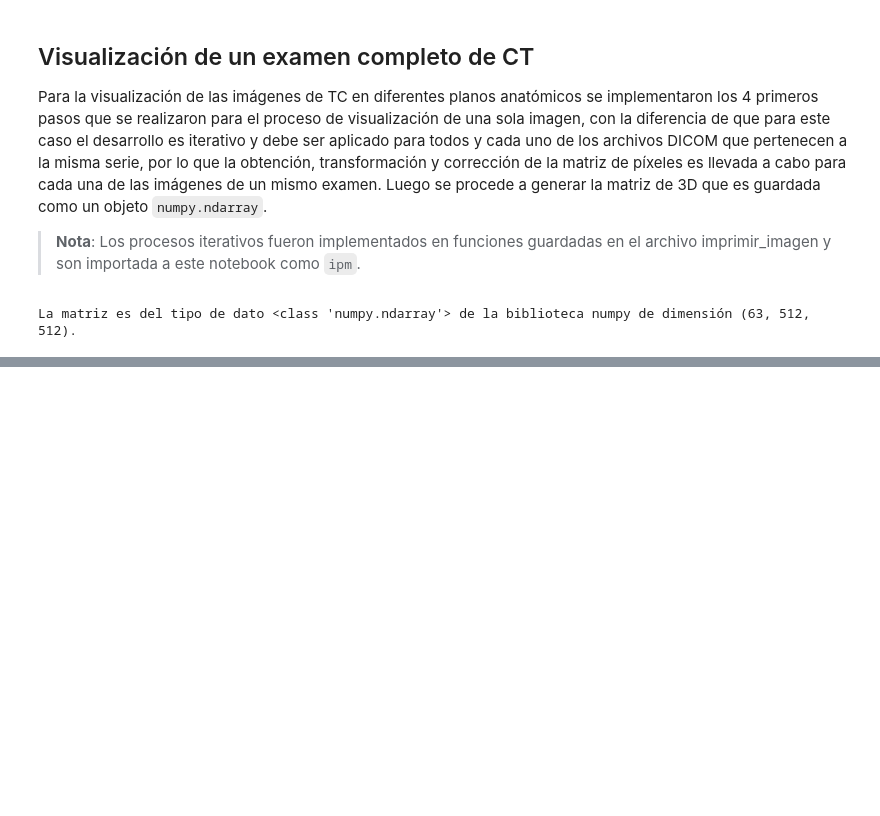
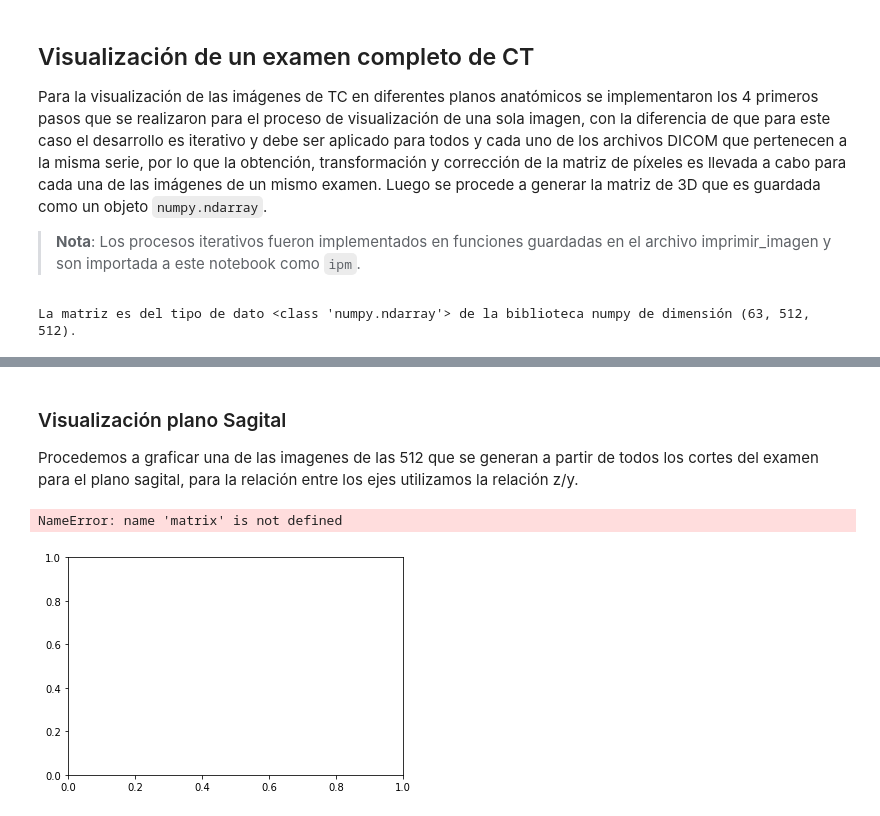
Before and after one commit to jennifer95/visualizacion-segmentacion-pulmonar-DICOM-python, a Jupyter notebook: Visualización de imágenes DICOM.ipynb, the cells around one changed output, grey strips where cells are left out. Drawn from its saved outputs; the diff is of its cells as text; code cells hidden in the pictures; blank space fills up the shorter version.

```diff
--- a/Visualización de imágenes DICOM.ipynb
+++ b/Visualización de imágenes DICOM.ipynb
@@ -256,0 +337,12 @@ print('InstanceNumber = ', slices[0].InstanceNumber)
+# %% [markdown]
+### Visualización plano Sagital
+
+Procedemos a graficar una de las imagenes de las 512 que se generan a partir de todos los cortes del examen para el plano sagital, para la relación entre los ejes utilizamos la relación z/y.
+# %%
+a2 = plt.subplot(1, 1, 1)
+plt.imshow([:,:, 249],cmap=plt.cm.gray, vmin=-100, vmax=300)
+a2.set_aspect(sag_aspect)
+plt.show()
+# %% [output]
+NameError: name 'matrix' is not defined
+[figure, added]
```
Also changed, not shown: parts of 15 cells of this notebook.
